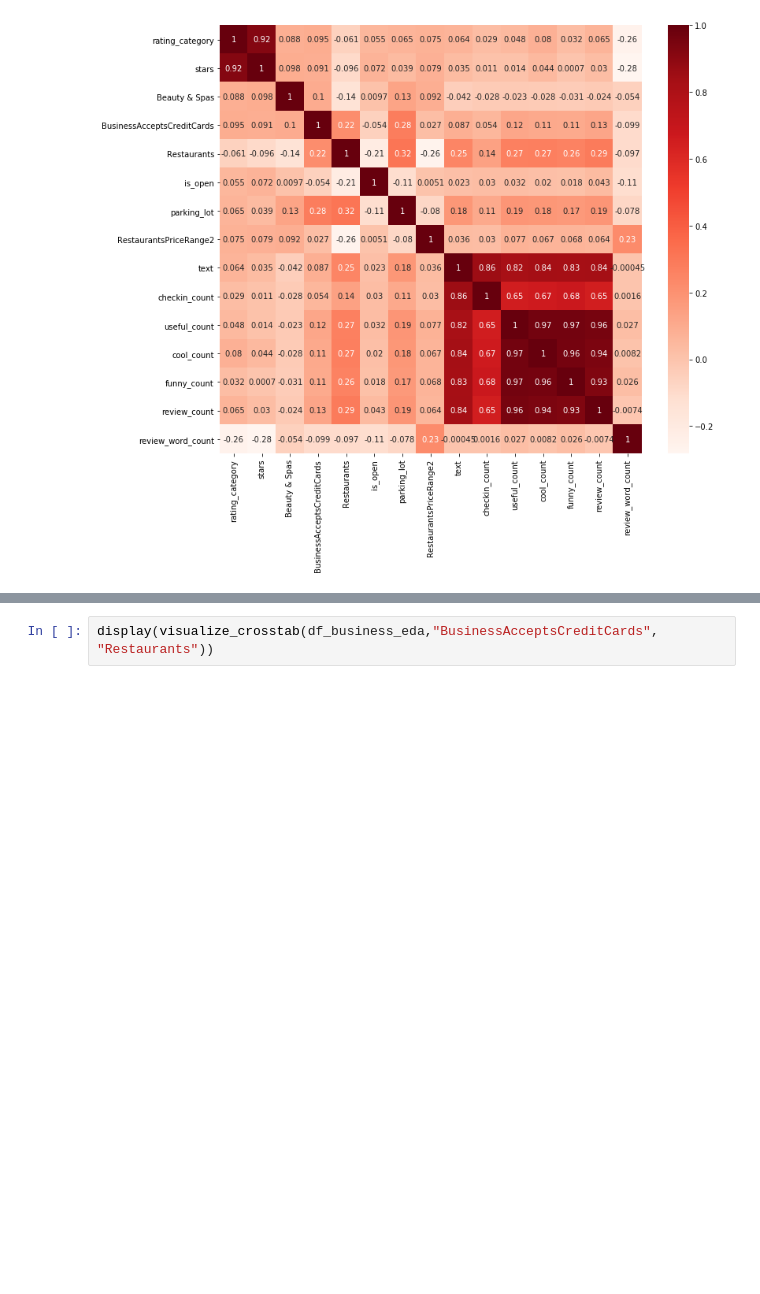
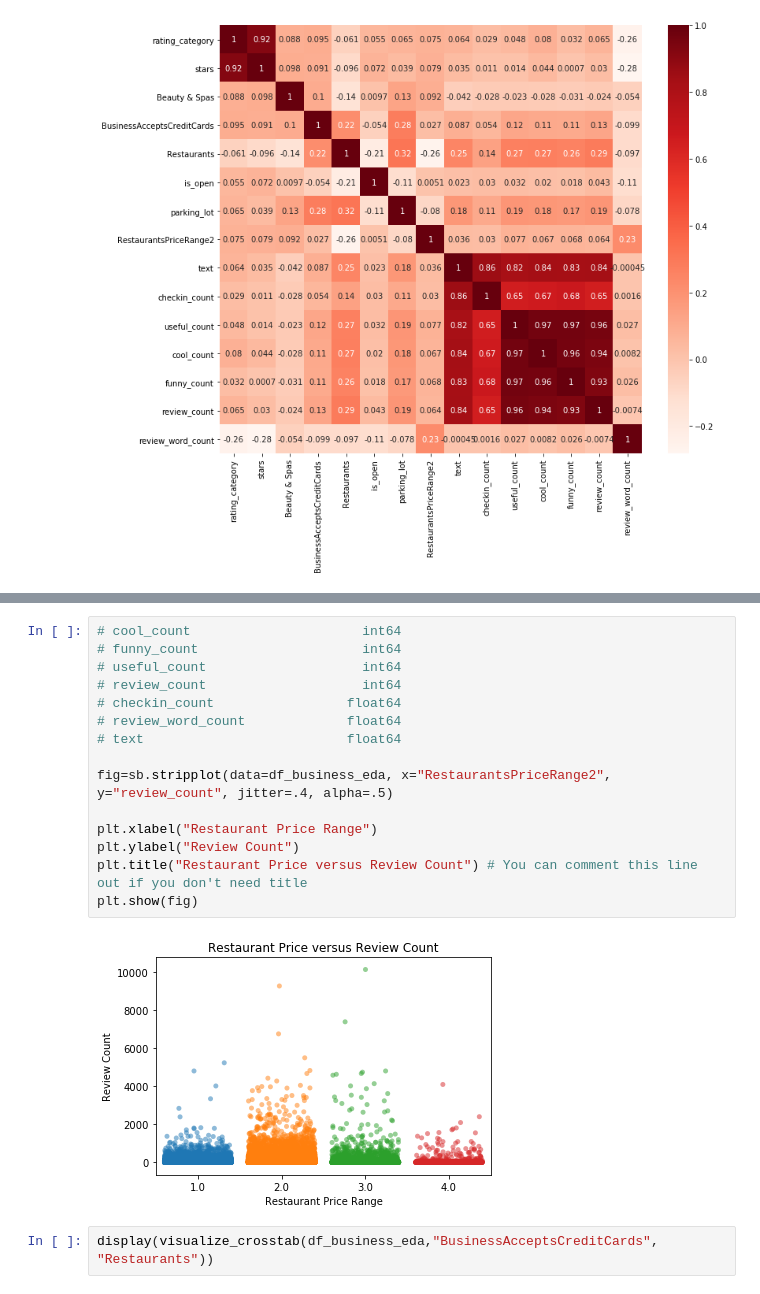
Before and after one commit to rchannewiser/MSDS-machine-learning1-team5, a Jupyter notebook: yelp_test.ipynb, the cells around one changed output, grey strips where cells are left out. Cells and saved outputs as stored; diff of their text form; blank space fills up the shorter version.

```diff
--- a/yelp_test.ipynb
+++ b/yelp_test.ipynb
@@ -964,3 +959,20 @@ plt.show(fig)
+# %%
+# cool_count                      int64
+# funny_count                     int64
+# useful_count                    int64
+# review_count                    int64
+# checkin_count                 float64
+# review_word_count             float64
+# text                          float64
+
+fig=sb.stripplot(data=df_business_eda, x="RestaurantsPriceRange2", y="review_count", jitter=.4, alpha=.5)
+
+plt.xlabel("Restaurant Price Range")
+plt.ylabel("Review Count")
+plt.title("Restaurant Price versus Review Count") # You can comment this line out if you don't need title
+plt.show(fig)
+# %% [output]
+[figure, added]
 # %%
 display(visualize_crosstab(df_business_eda,"BusinessAcceptsCreditCards", "Restaurants"))
 # %% [output]
```
Also changed, not shown: parts of 4 cells of this notebook.
